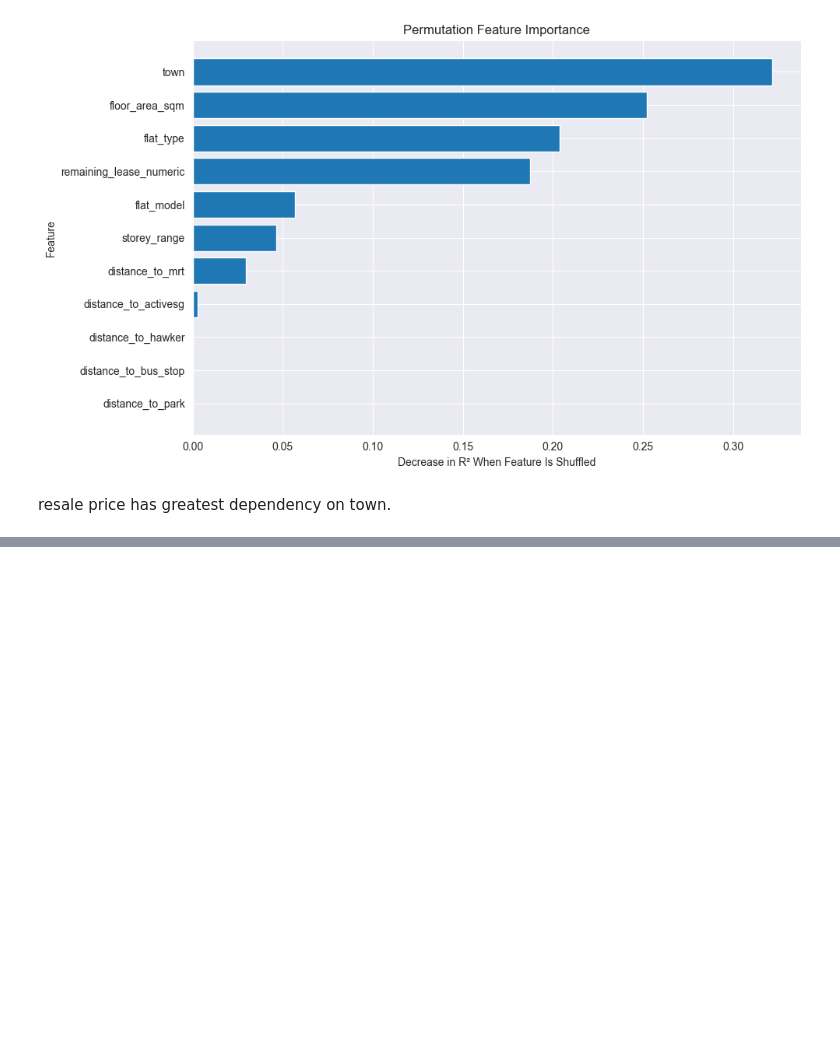
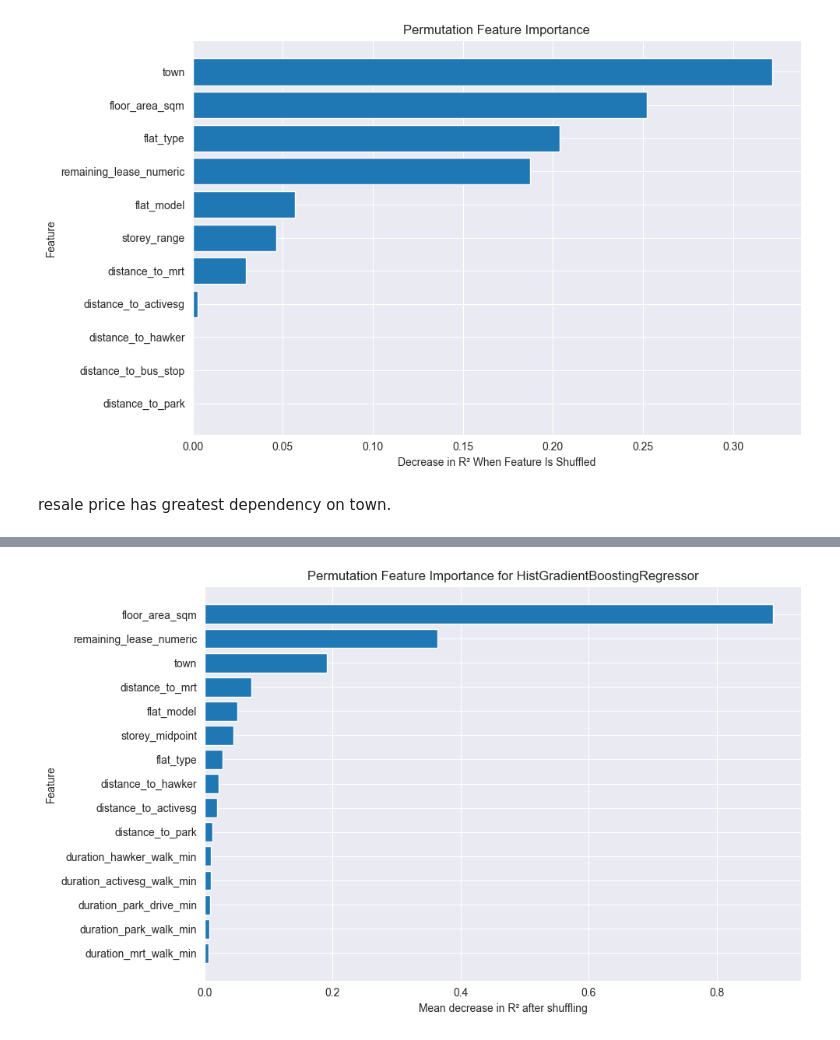
Before and after one commit to yume-24/Introductory-data-science-PBL-1-, a Jupyter notebook: PBL1.ipynb, the cells around one changed output, grey strips where cells are left out. Cells and saved outputs as stored; diff of their text form; code cells hidden in the pictures; blank space fills up the shorter version.

Commit message:
regression/feature analysis on final data

```diff
--- a/PBL1.ipynb
+++ b/PBL1.ipynb
@@ -341,3 +341,5 @@ plt.show()
 [figure]
 # %% [markdown]
 resale price has greatest dependency on town.
+# %%
+data_final = pd.read_csv('/Users/yume/PycharmProjects/PBL1/data/hdb_resale_prices_with_all_data.csv')
@@ -343,0 +503,23 @@ resale price has greatest dependency on town.
+# %%
+from sklearn.inspection import permutation_importance
+import pandas as pd
+import matplotlib.pyplot as plt
+
+# permutation importance on the test set
+result = permutation_importance(
+    model_hgb,
+    X_test,
+    y_test,
+    n_repeats=5,
+    random_state=42,
+    scoring='r2',
+    n_jobs=-1
+)
+
+importance_df = pd.DataFrame({
+    'feature': X_test.columns,
+    'importance_mean': result.importances_mean,
+    'importance_std': result.importances_std
+}).sort_values(by='importance_mean', ascending=False)
+
+print(importance_df)
@@ -343,0 +544,12 @@ resale price has greatest dependency on town.
+# %%
+top_features = importance_df.head(15).sort_values('importance_mean')
+
+plt.figure(figsize=(10, 6))
+plt.barh(top_features['feature'], top_features['importance_mean'])
+plt.xlabel("Mean decrease in R² after shuffling")
+plt.ylabel("Feature")
+plt.title("Permutation Feature Importance for HistGradientBoostingRegressor")
+plt.tight_layout()
+plt.show()
+# %% [output]
+[figure, added]
```
Also changed, not shown: parts of 7 cells of this notebook, 1 other file.
